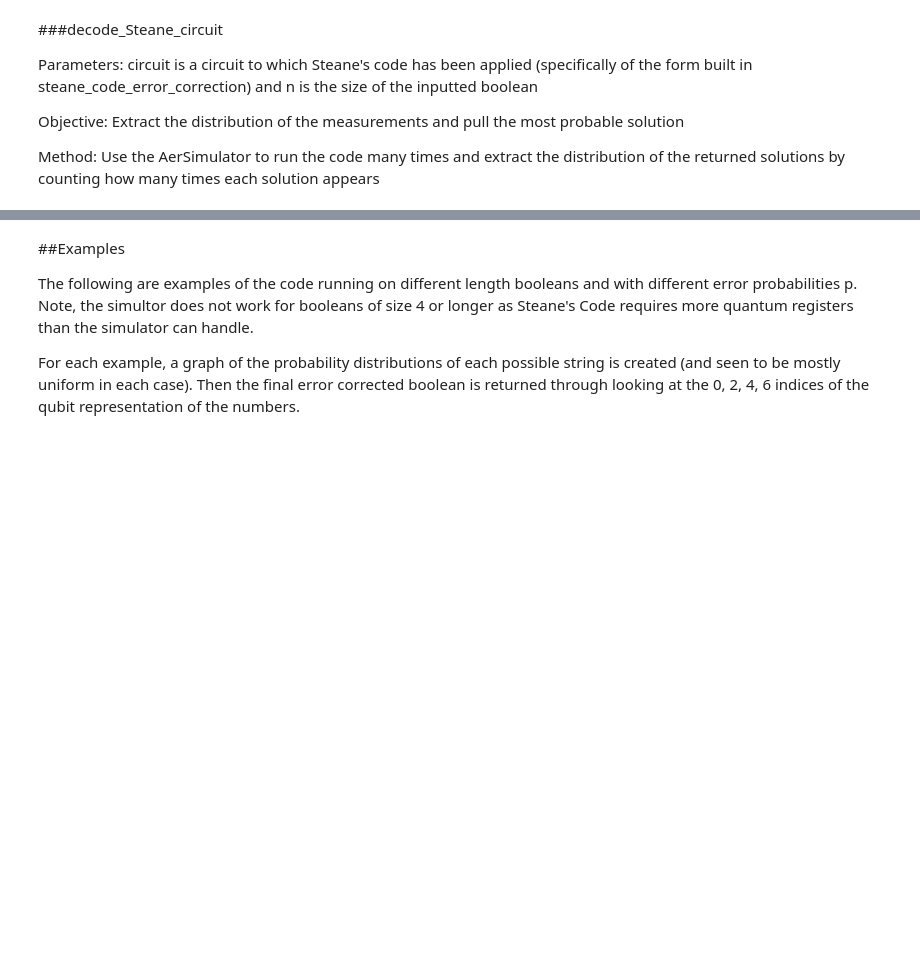
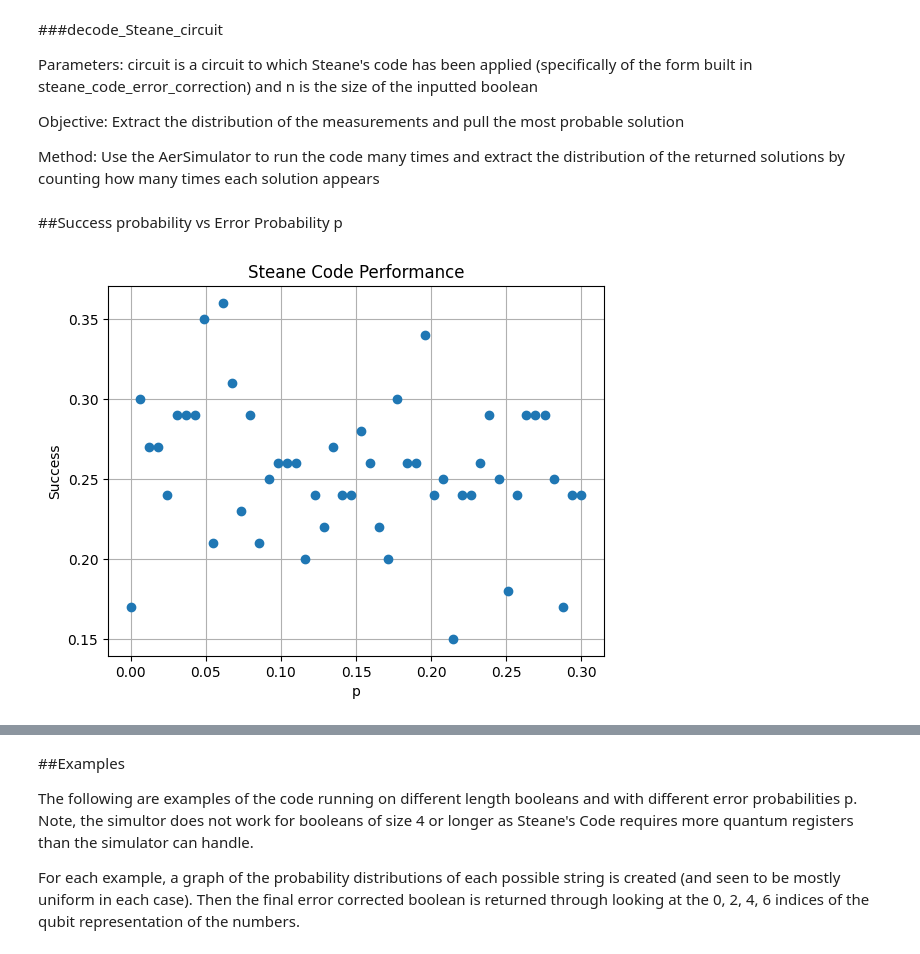
Before and after one commit to cqschlortt/Steane-s-Code-with-Pauli-Error-Channel, a Jupyter notebook: Steane's_Code_for_Error_Correction_under_Random_Pauli_Error.ipynb, the cells around one changed output, grey strips where cells are left out. Saved outputs shown, nothing was run; the diff lists cells and outputs as text; code cells hidden in the pictures; blank space fills up the shorter version.

```diff
--- a/Steane's_Code_for_Error_Correction_under_Random_Pauli_Error.ipynb
+++ b/Steane's_Code_for_Error_Correction_under_Random_Pauli_Error.ipynb
@@ -275,2 +275,42 @@ def decode_Steane_circuit(circuit, n):
 
   return distribution, solution
+# %% [markdown]
+##Success probability vs Error Probability p
+# %%
+boolean_input = [0]
+p_vals = np.linspace(0.0, 0.3, 50)
+success_probs = []
+basis_states = [
+    '0000000',
+    '1010101',
+    '0110011',
+    '1100110',
+    '0001111',
+    '1011010',
+    '0111100',
+    '1101001',
+]
+for p in p_vals:
+  success = 0
+  steane_code = steane_code_error_correction(p, boolean_input)
+  distribution, solution = decode_Steane_circuit(steane_code, 1)
+  for final in distribution:
+    new_boolean = []
+    for i in range(0, 1):
+      if final[7*i:7*i+7] in basis_states:
+        new_boolean.append(0)
+      else:
+        new_boolean.append(1)
+    if new_boolean == boolean_input:
+      success += distribution[final]
+  success_probs.append(success)
+
+
+plt.plot(p_vals, success_probs, marker='o', linestyle = 'None')
+plt.xlabel('p')
+plt.ylabel('Success')
+plt.title('Steane Code Performance')
+plt.grid(True)
+plt.show()
+# %% [output]
+[figure, added]
```
Also changed, not shown: parts of 7 cells of this notebook.
